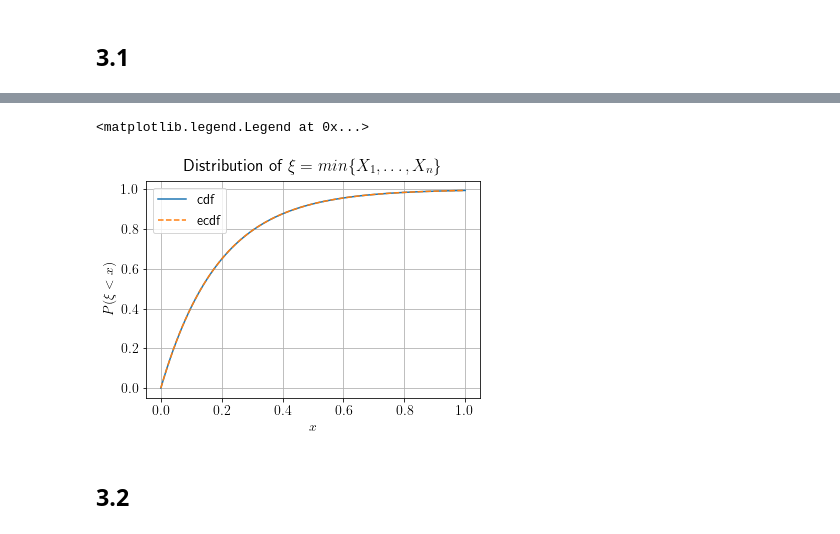
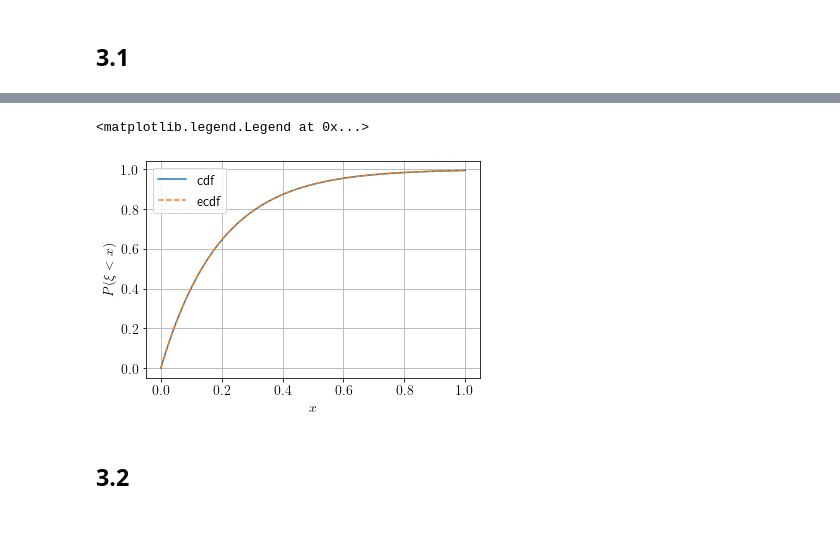
Before and after one commit to igudav/stochan, a Jupyter notebook: stochan1.ipynb, the cells around one changed output, grey strips where cells are left out. Drawn from its saved outputs; the diff is of its cells as text; code cells hidden in the pictures.

```diff
--- a/stochan1.ipynb
+++ b/stochan1.ipynb
@@ -279,25 +304,24 @@ ax.legend()
 # %%
 N_SAMPLES = 1000
 N_LAM = 100
 
 lam = rnd.rand(N_LAM) / 10
 rvs = gen_exp(lam, N_LAM, N)
 rvs = np.min(rvs, axis=0)
 
 lam_min = lam.sum()
 
 ecdf = ECDF(rvs)
 cdf = lambda x: scs.distributions.expon.cdf(x, scale=1/lam_min)
 
 fig, ax = plt.subplots()
 x = np.linspace(0, 1, 100)
 ax.plot(x, cdf(x), label='cdf')
 ax.plot(x, ecdf(x), '--', label='ecdf')
-ax.set_title(r'Distribution of $\xi = min\{X_1,\ldots,X_n\}$')
 ax.set_xlabel('$x$')
 ax.set_ylabel(r'$P(\xi < x)$')
 ax.grid('on')
 ax.legend()
 # %% [output]
 <matplotlib.legend.Legend at 0x...>
-[figure, old version]
+[figure, new version]
```
Also changed, not shown: parts of 27 cells of this notebook, 31 other files.
